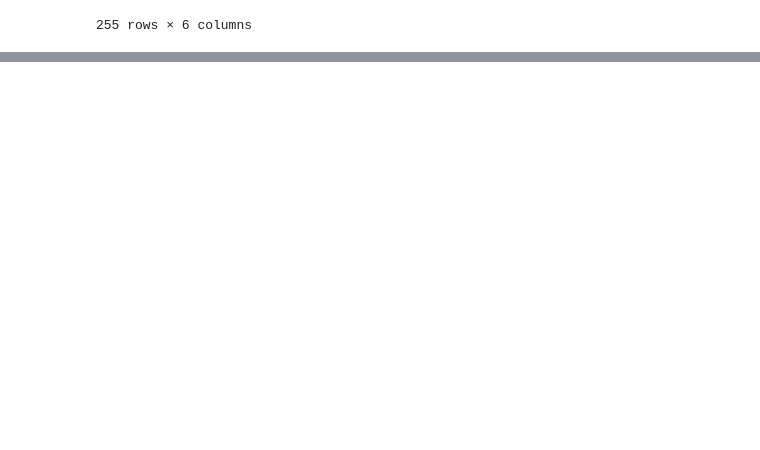
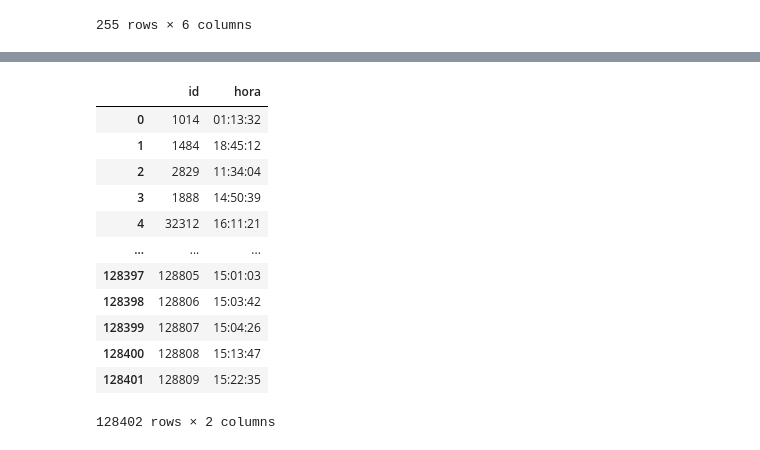
Before and after one commit to AndresIsCoding/Proyecto-ciencia-de-datos, a Jupyter notebook: ETL.ipynb, the cells around one changed output, grey strips where cells are left out. Cells and saved outputs as stored; diff of their text form; code cells hidden in the pictures; blank space fills up the shorter version.

```diff
--- a/ETL.ipynb
+++ b/ETL.ipynb
@@ -298,0 +344,25 @@ df
+# %%
+# Dimension hora (dim_hora)
+cur = conn.cursor()
+
+query = ("""
+    SELECT id, hora FROM mensajeria_estadosservicio AS dim_hora
+""")
+
+df = pd.read_sql(query,conn)
+
+df
+# %% [output]
+|  | id | hora |
+| 0 | 1014 | 01:13:32 |
+| 1 | 1484 | 18:45:12 |
+| 2 | 2829 | 11:34:04 |
+| 3 | 1888 | 14:50:39 |
+| 4 | 32312 | 16:11:21 |
+| ... | ... | ... |
+| 128397 | 128805 | 15:01:03 |
+| 128398 | 128806 | 15:03:42 |
+| 128399 | 128807 | 15:04:26 |
+| 128400 | 128808 | 15:13:47 |
+| 128401 | 128809 | 15:22:35 |
+128402 rows × 2 columns
```
Also changed, not shown: parts of 4 cells of this notebook, 1 other file.
